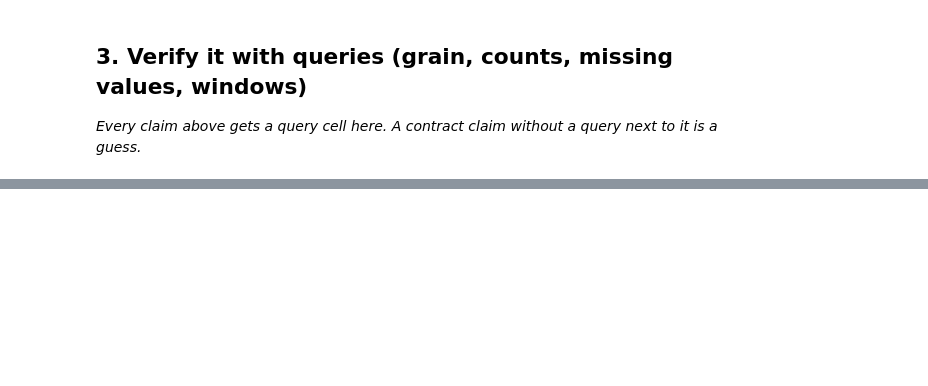
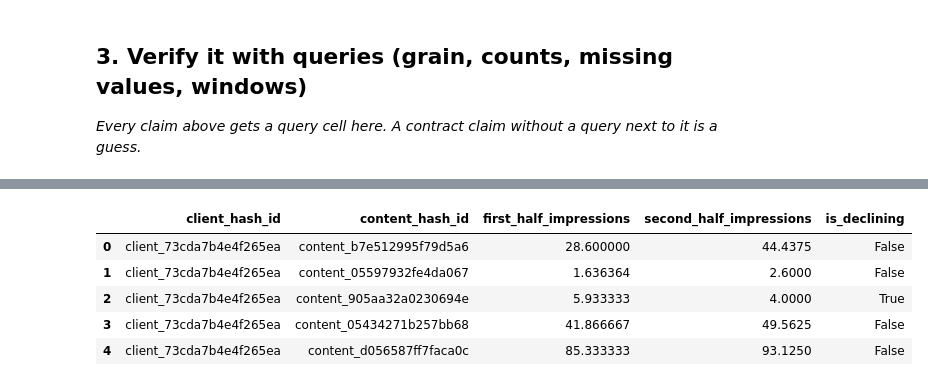
Before and after one commit to Jai-Kulkarni1905/Applied_Search_Intelligence, a Jupyter notebook: work/notebooks/w03_data_contract.ipynb, the cells around one changed output, grey strips where cells are left out. Saved outputs shown, nothing was run; the diff lists cells and outputs as text; code cells hidden in the pictures; blank space fills up the shorter version.

```diff
--- a/work/notebooks/w03_data_contract.ipynb
+++ b/work/notebooks/w03_data_contract.ipynb
@@ -26,0 +311,45 @@ This skeleton is yours to fill. Work the sections **in order** — each one has
+# %%
+outcome_frame = con.sql(f"""
+    SELECT
+        client_hash_id,
+        content_hash_id,
+
+        AVG(gsc_impressions) FILTER (
+            WHERE report_date <= DATE '2026-03-15'
+        ) AS first_half_impressions,
+
+        AVG(gsc_impressions) FILTER (
+            WHERE report_date > DATE '2026-03-15'
+        ) AS second_half_impressions
+
+    FROM read_parquet('{march_path}')
+
+    WHERE gsc_data_available IS TRUE
+
+    GROUP BY
+        client_hash_id,
+        content_hash_id
+
+    HAVING
+        COUNT(*) FILTER (
+            WHERE report_date <= DATE '2026-03-15'
+        ) > 0
+        AND
+        COUNT(*) FILTER (
+            WHERE report_date > DATE '2026-03-15'
+        ) > 0
+""").df()
+
+outcome_frame["is_declining"] = (
+    outcome_frame["second_half_impressions"]
+    <= outcome_frame["first_half_impressions"] * 0.80
+)
+
+display(outcome_frame.head())
+# %% [output]
+|  | client_hash_id | content_hash_id | first_half_impressions | second_half_impressions | is_declining |
+| 0 | client_73cda7b4e4f265ea | content_b7e512995f79d5a6 | 28.600000 | 44.4375 | False |
+| 1 | client_73cda7b4e4f265ea | content_05597932fe4da067 | 1.636364 | 2.6000 | False |
+| 2 | client_73cda7b4e4f265ea | content_905aa32a0230694e | 5.933333 | 4.0000 | True |
+| 3 | client_73cda7b4e4f265ea | content_05434271b257bb68 | 41.866667 | 49.5625 | False |
+| 4 | client_73cda7b4e4f265ea | content_d056587ff7faca0c | 85.333333 | 93.1250 | False |
```
Also changed, not shown: parts of 33 cells of this notebook.
